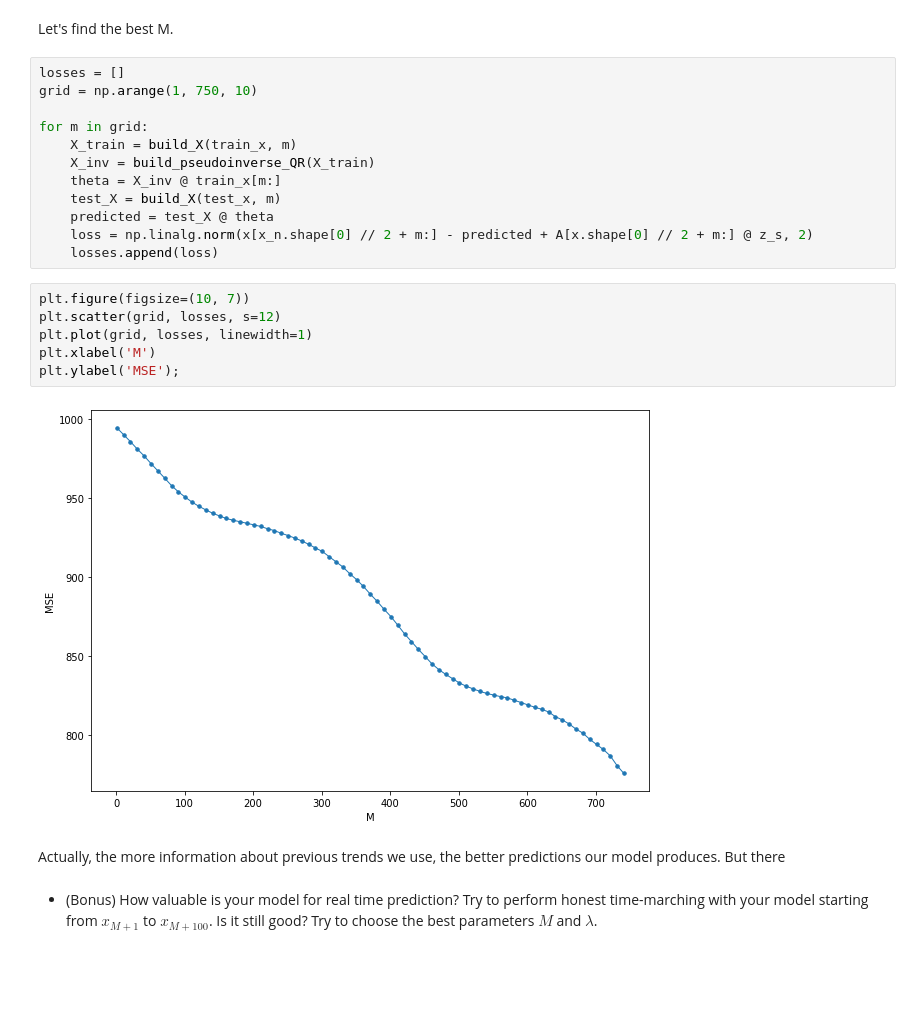
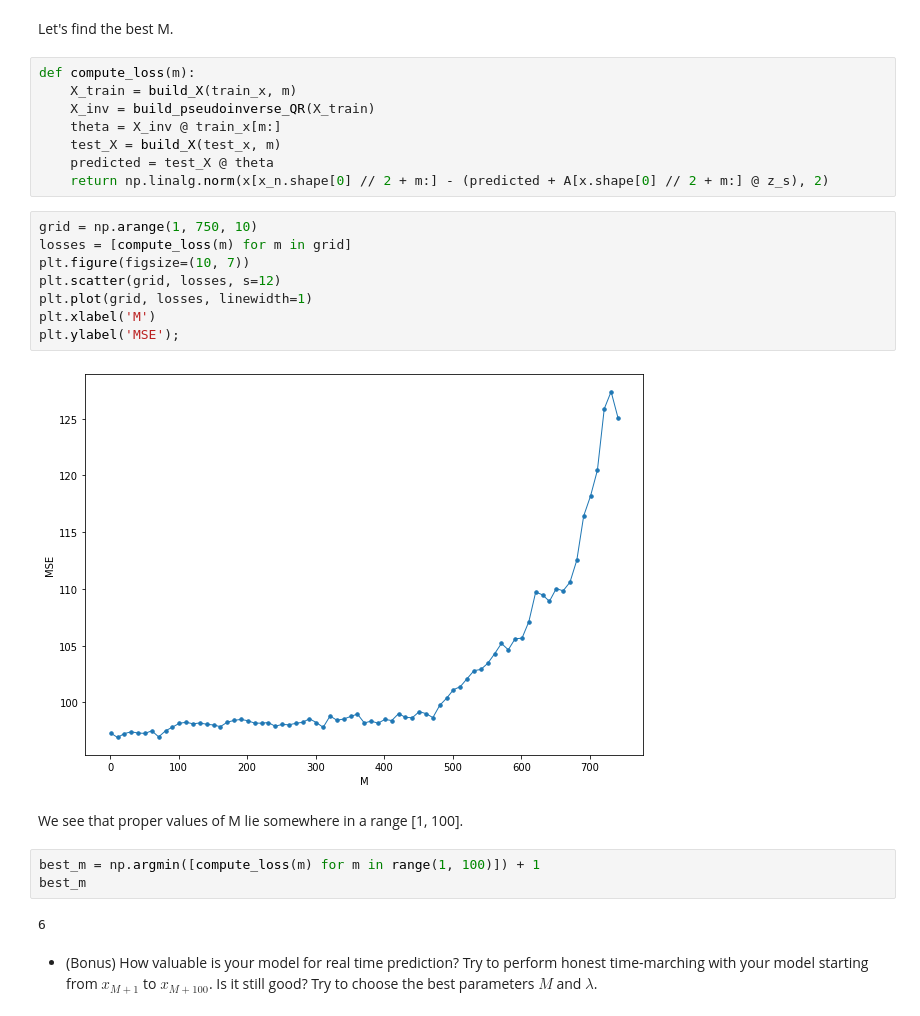
Before and after one commit to waytobehigh/nla2019, a Jupyter notebook: psets/pset1/PS1.ipynb, the cells around one changed output. Drawn from its saved outputs; the diff is of its cells as text; blank space fills up the shorter version.

```diff
--- a/psets/pset1/PS1.ipynb
+++ b/psets/pset1/PS1.ipynb
@@ -288,27 +288,30 @@ plt.ylabel('predicted', fontsize=12);
 # %% [markdown]
 Let's find the best M.
 # %%
-losses = []
-grid = np.arange(1, 750, 10)
-
-for m in grid:
+def compute_loss(m):
     X_train = build_X(train_x, m)
     X_inv = build_pseudoinverse_QR(X_train)
     theta = X_inv @ train_x[m:]
     test_X = build_X(test_x, m)
     predicted = test_X @ theta
-    loss = np.linalg.norm(x[x_n.shape[0] // 2 + m:] - predicted + A[x.shape[0] // 2 + m:] @ z_s, 2)
-    losses.append(loss)
+    return np.linalg.norm(x[x_n.shape[0] // 2 + m:] - (predicted + A[x.shape[0] // 2 + m:] @ z_s), 2)
 # %%
+grid = np.arange(1, 750, 10)
+losses = [compute_loss(m) for m in grid]
 plt.figure(figsize=(10, 7))
 plt.scatter(grid, losses, s=12)
 plt.plot(grid, losses, linewidth=1)
 plt.xlabel('M')
 plt.ylabel('MSE');
 # %% [output]
-[figure, old version]
+[figure, new version]
-# %% [markdown]
-Actually, the more information about previous trends we use, the better predictions our model produces. But there
+# %% [markdown]
+We see that proper values of M lie somewhere in a range [1, 100].
+# %%
+best_m = np.argmin([compute_loss(m) for m in range(1, 100)]) + 1
+best_m
+# %% [output]
+6
 # %% [markdown]
 - (Bonus) How valuable is your model for real time prediction? Try to perform honest time-marching with your model starting from $x_{M+1}$ to $x_{M+100}$. Is it still good? Try to choose the best parameters $M$ and $\lambda$.
 # %%
```
Also changed, not shown: parts of 42 cells of this notebook.
